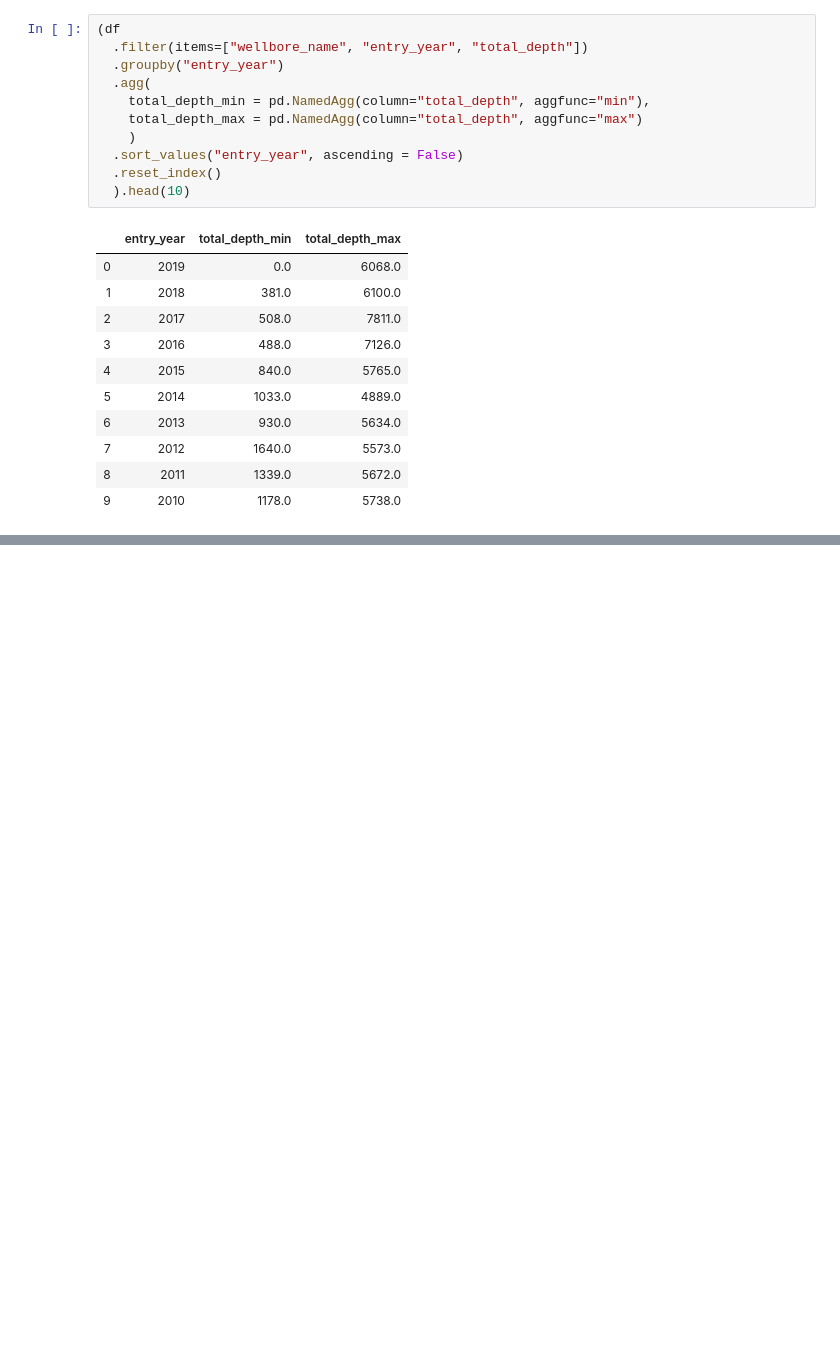
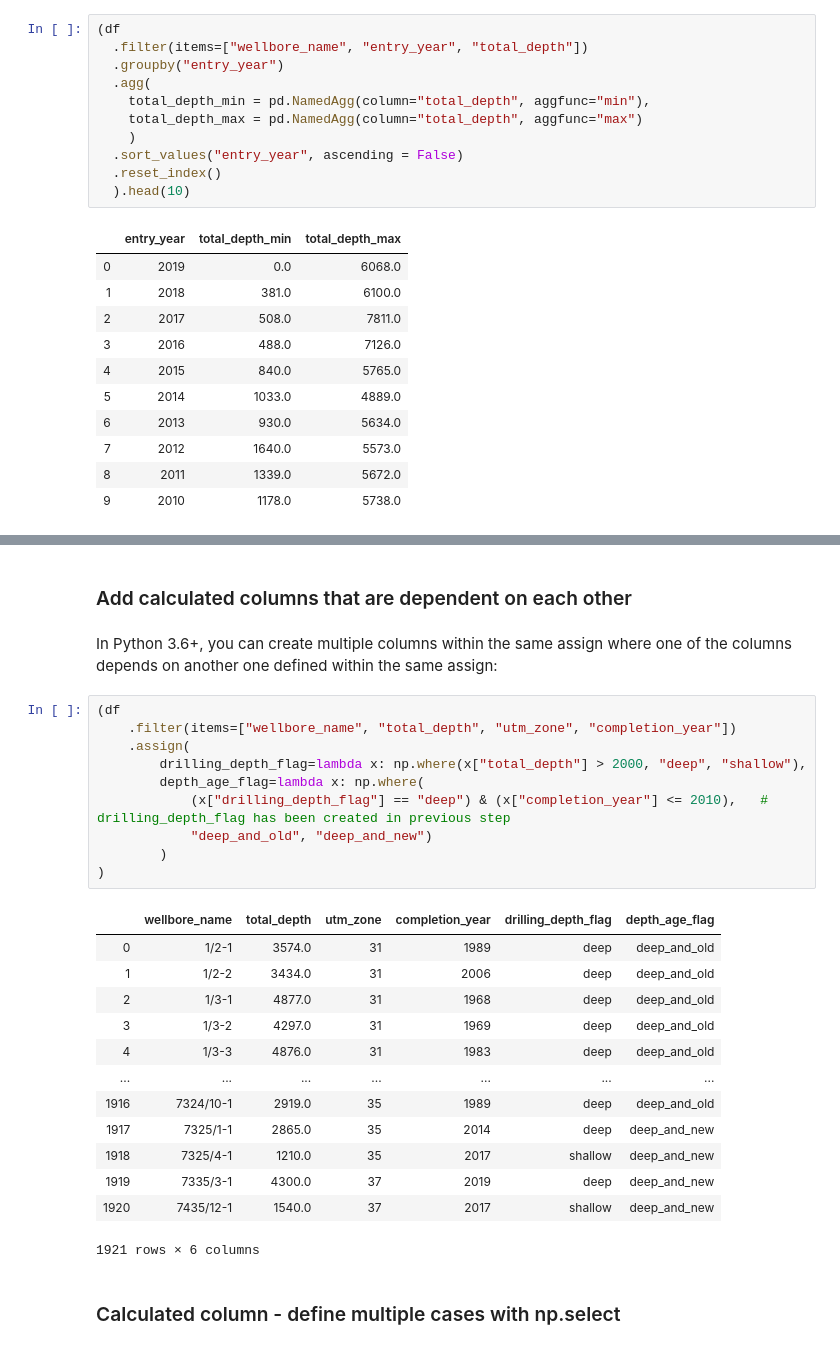
Before and after one commit to baky0905/geoscience-python, a Jupyter notebook: source/notebooks/data_cleaning_dataframes.ipynb, the cells around one changed output, grey strips where cells are left out. Drawn from its saved outputs; the diff is of its cells as text; blank space fills up the shorter version.

Commit message:
Add how to add columns

```diff
--- a/source/notebooks/data_cleaning_dataframes.ipynb
+++ b/source/notebooks/data_cleaning_dataframes.ipynb
@@ -327,0 +494,30 @@ We see that well_bore name was silently dropped since it is a categorical column
+# %% [markdown]
+### Add calculated columns that are dependent on each other
+# %% [markdown]
+In Python 3.6+, you can create multiple columns within the same assign where one of the columns depends on another one defined within the same assign:
+# %%
+(df
+    .filter(items=["wellbore_name", "total_depth", "utm_zone", "completion_year"])
+    .assign(
+        drilling_depth_flag=lambda x: np.where(x["total_depth"] > 2000, "deep", "shallow"),
+        depth_age_flag=lambda x: np.where(
+            (x["drilling_depth_flag"] == "deep") & (x["completion_year"] <= 2010),   # drilling_depth_flag has been created in previous step
+            "deep_and_old", "deep_and_new")
+        )
+)
+# %% [output]
+|  | wellbore_name | total_depth | utm_zone | completion_year | drilling_depth_flag | depth_age_flag |
+| 0 | 1/2-1 | 3574.0 | 31 | 1989 | deep | deep_and_old |
+| 1 | 1/2-2 | 3434.0 | 31 | 2006 | deep | deep_and_old |
+| 2 | 1/3-1 | 4877.0 | 31 | 1968 | deep | deep_and_old |
+| 3 | 1/3-2 | 4297.0 | 31 | 1969 | deep | deep_and_old |
+| 4 | 1/3-3 | 4876.0 | 31 | 1983 | deep | deep_and_old |
+| ... | ... | ... | ... | ... | ... | ... |
+| 1916 | 7324/10-1 | 2919.0 | 35 | 1989 | deep | deep_and_old |
+| 1917 | 7325/1-1 | 2865.0 | 35 | 2014 | deep | deep_and_new |
+| 1918 | 7325/4-1 | 1210.0 | 35 | 2017 | shallow | deep_and_new |
+| 1919 | 7335/3-1 | 4300.0 | 37 | 2019 | deep | deep_and_new |
+| 1920 | 7435/12-1 | 1540.0 | 37 | 2017 | shallow | deep_and_new |
+1921 rows × 6 columns
+# %% [markdown]
+### Calculated column - define multiple cases with np.select
```
Also changed, not shown: parts of 32 cells of this notebook, 15 other files.
